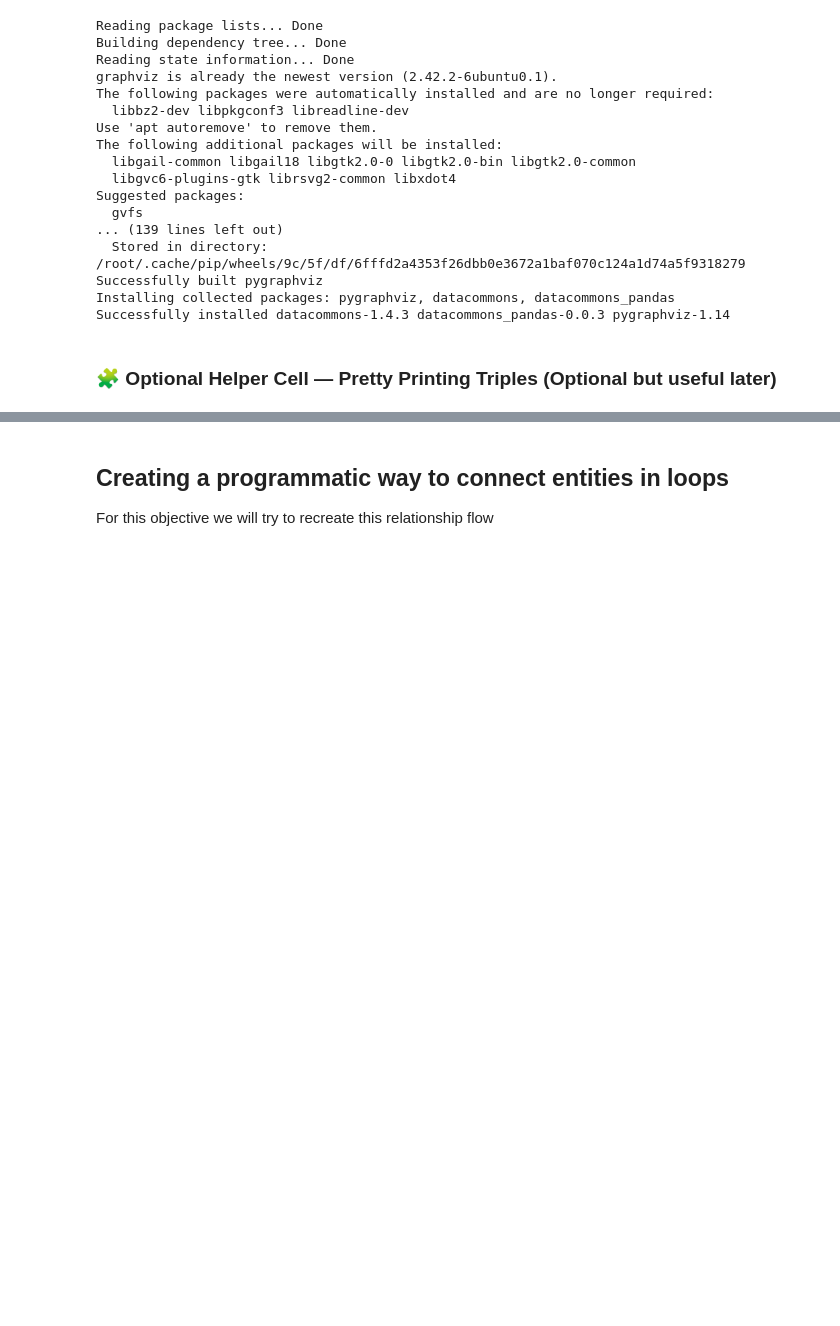
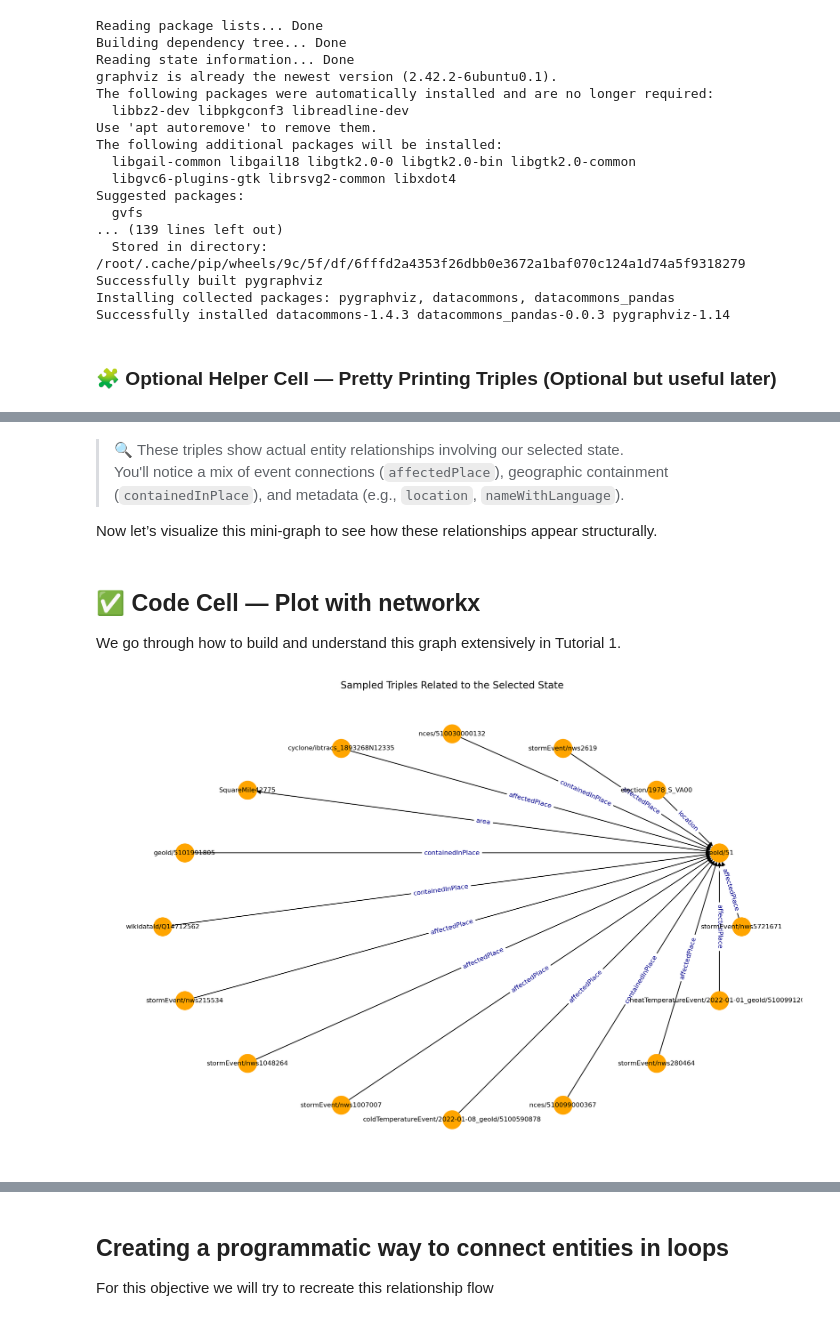
Before and after one commit to Nastiiasaenko/Data-Commons-, a Jupyter notebook: 03_exploring_graphs.ipynb, the cells around one changed output, grey strips where cells are left out. Drawn from its saved outputs; the diff is of its cells as text; code cells hidden in the pictures; blank space fills up the shorter version.

```diff
--- a/03_exploring_graphs.ipynb
+++ b/03_exploring_graphs.ipynb
@@ -580,0 +498,10 @@ In plain language, this triple tells us that the storm event identified by 'nws1
+# %%
+# Sample 15 random triples for the chosen state
+import random
+
+random.seed(6)
+sampled_triples = random.sample(triples[dcid], 15)
+
+# Print the selected triples
+for triple in sampled_triples:
+    print(triple)
@@ -580,0 +524,36 @@ In plain language, this triple tells us that the storm event identified by 'nws1
+# %% [markdown]
+> 🔍 These triples show actual entity relationships involving our selected state.
+You'll notice a mix of event connections (`affectedPlace`), geographic containment (`containedInPlace`), and metadata (e.g., `location`, `nameWithLanguage`).
+
+Now let’s visualize this mini-graph to see how these relationships appear structurally.
+# %% [markdown]
+## ✅ Code Cell — Plot with networkx
+
+We go through how to build and understand this graph extensively in Tutorial 1.
+# %%
+import networkx as nx
+import matplotlib.pyplot as plt
+
+# Create a directed graph
+G = nx.DiGraph()
+
+# Add edges and label them by predicate
+for s, p, o in sampled_triples:
+    G.add_edge(s, o, label=p)
+
+# Layout
+plt.figure(figsize=(12, 8))
+pos = nx.circular_layout(G)
+
+# Draw nodes and edges
+nx.draw(G, pos, with_labels=True, node_color="orange", node_size=500, font_size=8)
+
+# Draw edge labels (predicate)
+edge_labels = nx.get_edge_attributes(G, 'label')
+nx.draw_networkx_edge_labels(G, pos, edge_labels=edge_labels, font_color='darkblue', font_size=8)
+
+plt.title("Sampled Triples Related to the Selected State")
+plt.axis("off")
+plt.show()
+# %% [output]
+[figure, added]
```
Also changed, not shown: parts of 139 cells of this notebook.
